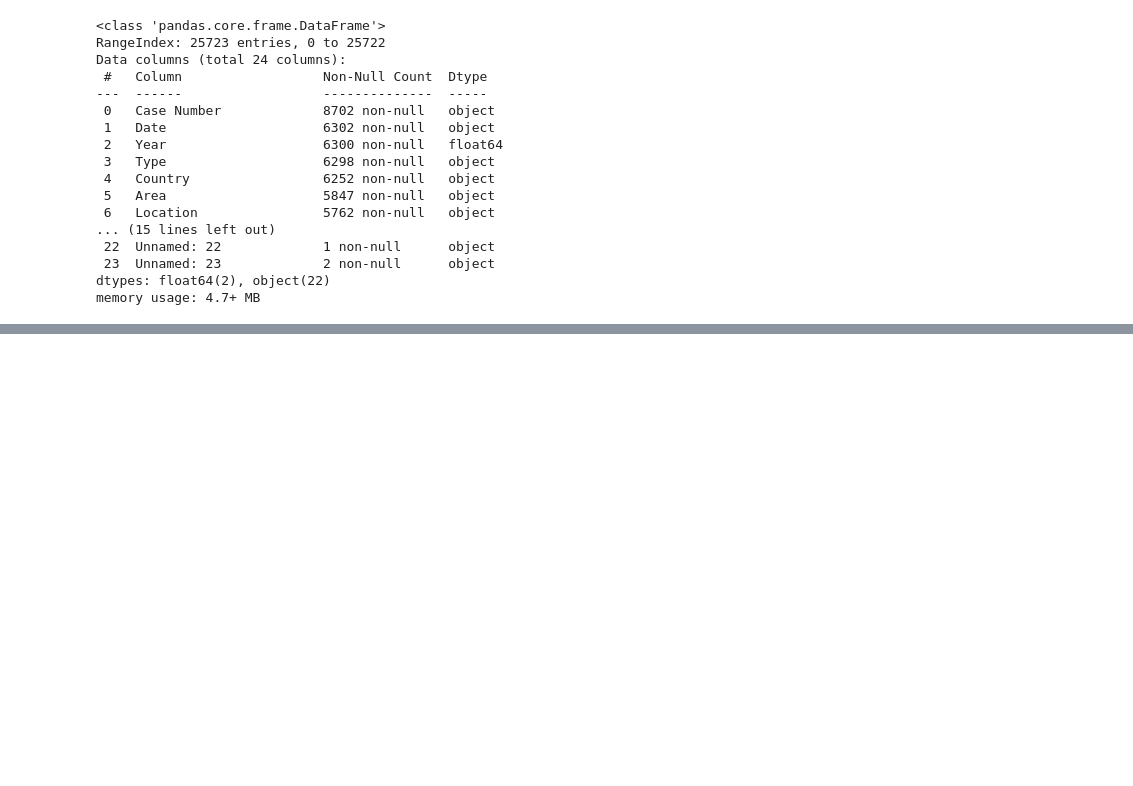
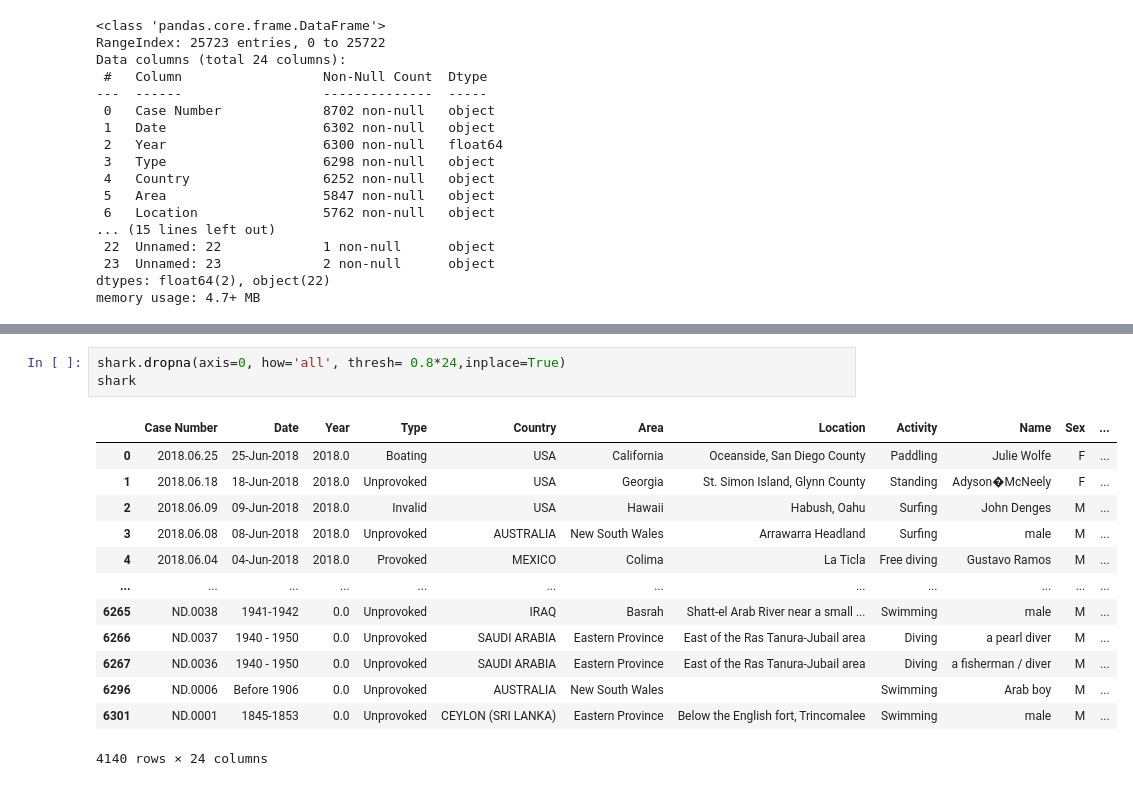
Before and after one commit to MaiaCarlos/Project-Shark-Attack, a Jupyter notebook: Projeto Shark.ipynb, the cells around one changed output, grey strips where cells are left out. Saved outputs shown, nothing was run; the diff lists cells and outputs as text; blank space fills up the shorter version.

```diff
--- a/Projeto Shark.ipynb
+++ b/Projeto Shark.ipynb
@@ -85,0 +66,17 @@ Name: Fatal (Y/N), dtype: int64
+# %%
+shark.dropna(axis=0, how='all', thresh= 0.8*24,inplace=True)
+shark
+# %% [output]
+|  | Case Number | Date | Year | Type | Country | Area | Location | Activity | Name | Sex | ... |
+| 0 | 2018.06.25 | 25-Jun-2018 | 2018.0 | Boating | USA | California | Oceanside, San Diego County | Paddling | Julie Wolfe | F | ... |
+| 1 | 2018.06.18 | 18-Jun-2018 | 2018.0 | Unprovoked | USA | Georgia | St. Simon Island, Glynn County | Standing | Adyson�McNeely | F | ... |
+| 2 | 2018.06.09 | 09-Jun-2018 | 2018.0 | Invalid | USA | Hawaii | Habush, Oahu | Surfing | John Denges | M | ... |
+| 3 | 2018.06.08 | 08-Jun-2018 | 2018.0 | Unprovoked | AUSTRALIA | New South Wales | Arrawarra Headland | Surfing | male | M | ... |
+| 4 | 2018.06.04 | 04-Jun-2018 | 2018.0 | Provoked | MEXICO | Colima | La Ticla | Free diving | Gustavo Ramos | M | ... |
+| ... | ... | ... | ... | ... | ... | ... | ... | ... | ... | ... | ... |
+| 6265 | ND.0038 | 1941-1942 | 0.0 | Unprovoked | IRAQ | Basrah | Shatt-el Arab River near a small ... | Swimming | male | M | ... |
+| 6266 | ND.0037 | 1940 - 1950 | 0.0 | Unprovoked | SAUDI ARABIA | Eastern Province | East of the Ras Tanura-Jubail area | Diving | a pearl diver | M | ... |
+| 6267 | ND.0036 | 1940 - 1950 | 0.0 | Unprovoked | SAUDI ARABIA | Eastern Province | East of the Ras Tanura-Jubail area | Diving | a fisherman / diver | M | ... |
+| 6296 | ND.0006 | Before 1906 | 0.0 | Unprovoked | AUSTRALIA | New South Wales |  | Swimming | Arab boy | M | ... |
+| 6301 | ND.0001 | 1845-1853 | 0.0 | Unprovoked | CEYLON (SRI LANKA) | Eastern Province | Below the English fort, Trincomalee | Swimming | male | M | ... |
+4140 rows × 24 columns
```
Also changed, not shown: parts of 16 cells of this notebook.
